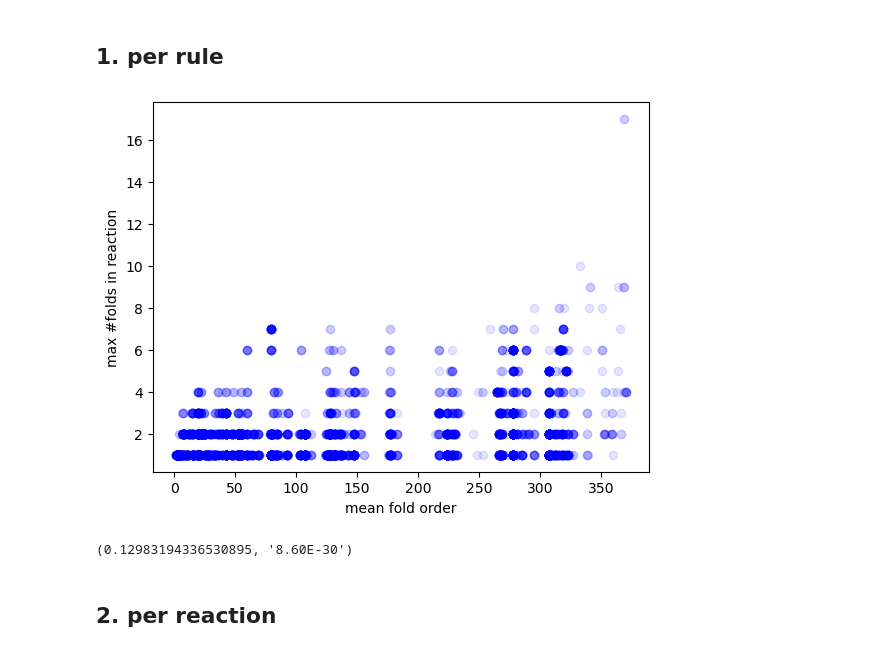
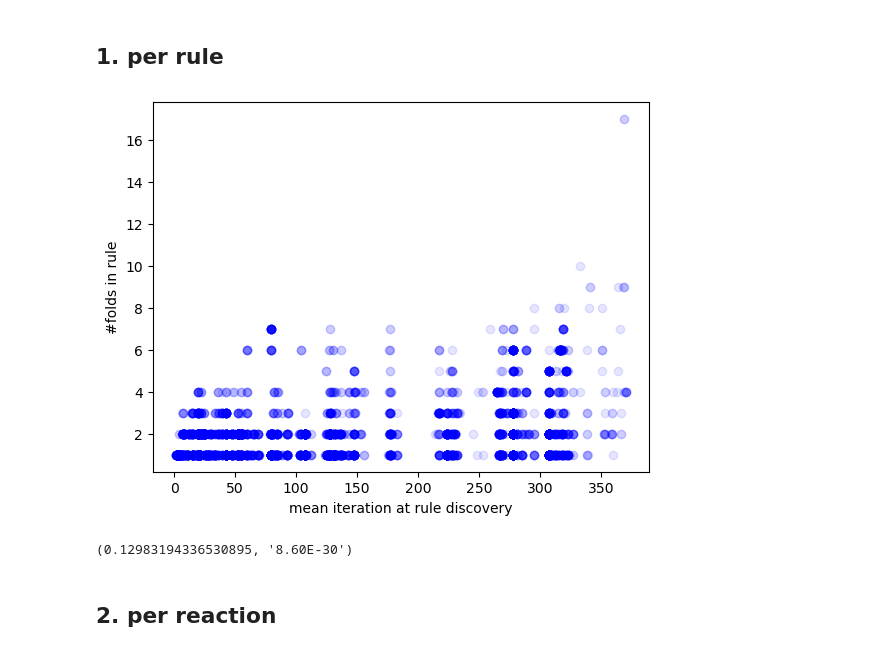
Before and after one commit to tseamuscorlett/enzyme-gated-network-expansion, a Jupyter notebook: fold_reuse.ipynb, the cells around one changed output. Cells and saved outputs as stored; diff of their text form; code cells hidden in the pictures.

```diff
--- a/fold_reuse.ipynb
+++ b/fold_reuse.ipynb
@@ -39,10 +39,10 @@ rule2numFolds = {}
 for k in rule2fo_ave.keys():
     rule2numFolds[k] = len(eval(k)[1])
 # %%
-scatter(rule2fo_ave, rule2numFolds, 'mean fold order', 'max #folds in reaction')
+scatter(rule2fo_ave, rule2numFolds, 'mean iteration at rule discovery', '#folds in rule')
 print(spearman(rule2fo_ave, rule2numFolds))
 # %% [output]
-[figure, old version]
+[figure, new version]
 (0.12983194336530895, '8.60E-30')
 # %% [markdown]
 ## 2. per reaction
```
Also changed, not shown: parts of 41 cells of this notebook, 2 other files.
